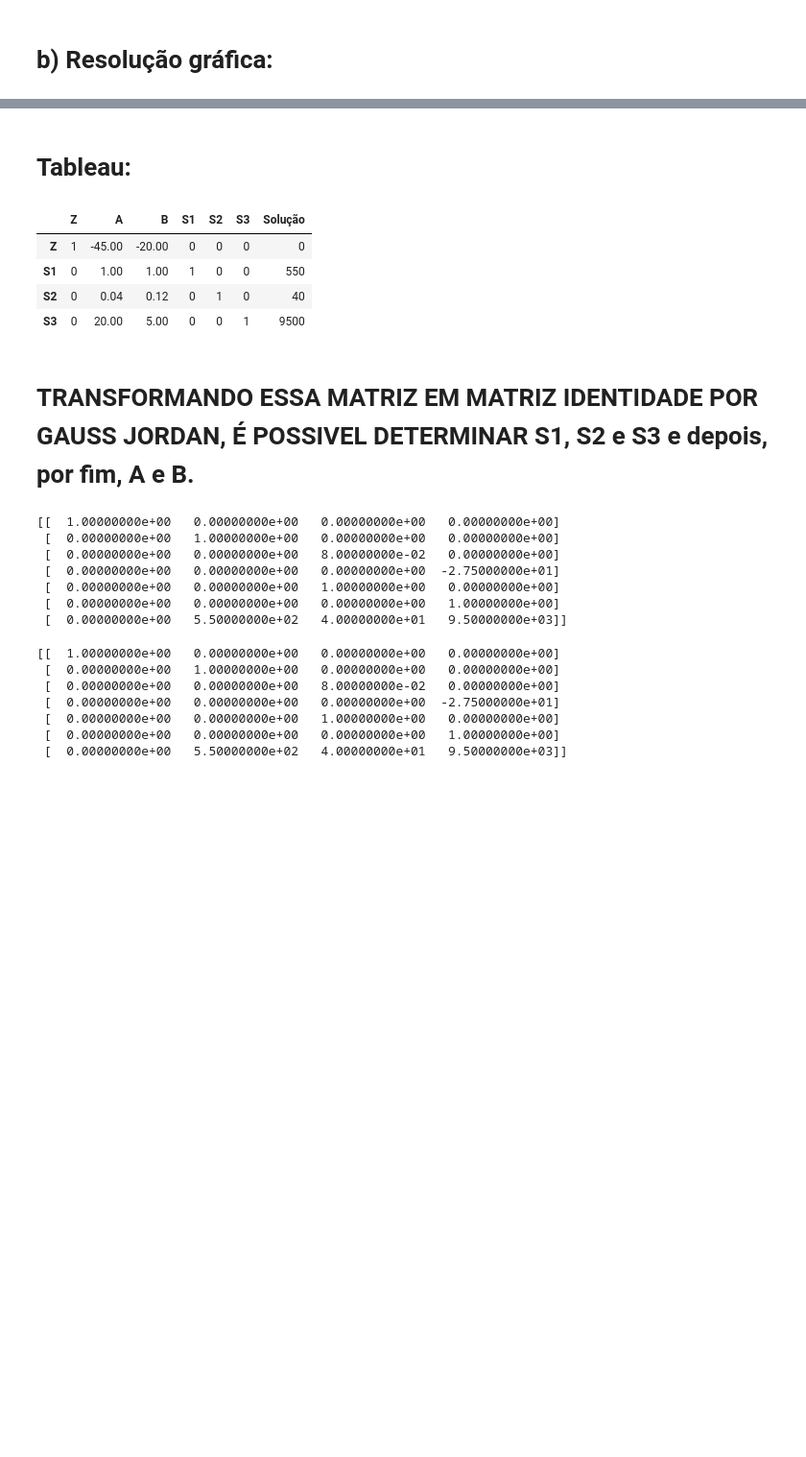
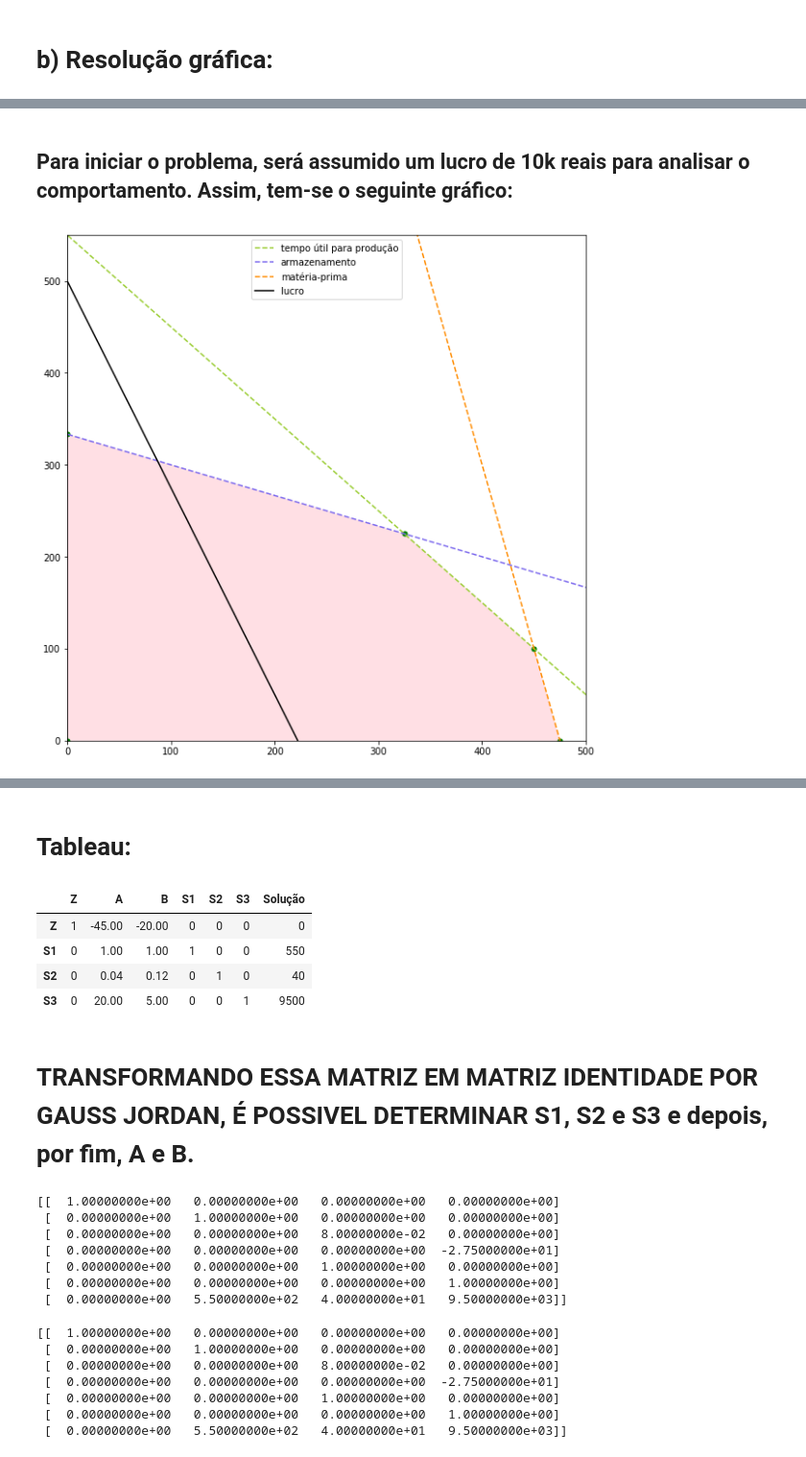
Before and after one commit to alcapriles/seven, a Jupyter notebook: exercicio_aula_18_otimizacao_linear_com_restricoes.ipynb, the cells around one changed output, grey strips where cells are left out. Shown: that part at 96% size. Cells and saved outputs as stored; diff of their text form; code cells hidden in the pictures; blank space fills up the shorter version.

```diff
--- a/exercicio_aula_18_otimizacao_linear_com_restricoes.ipynb
+++ b/exercicio_aula_18_otimizacao_linear_com_restricoes.ipynb
@@ -16,0 +22,58 @@ import pandas as pd
+# %% [markdown]
+## Para iniciar o problema, será assumido um lucro de 10k reais para analisar o comportamento. Assim, tem-se o seguinte gráfico:
+# %%
+def f1(x):
+    return 550 - x
+def f2(x):
+    return (40 - 0.04*x)/0.12
+def f3(x):
+    return (9500 - 20*x)/5
+def f4(x):
+    return 0
+def lucro(x):
+    return (10000-45*x)/20
+
+x = Symbol('x')
+x1, =  solve(f1(x)-f2(x))
+x2, =  solve(f1(x)-f3(x))
+x3, =  solve(f2(x)-f3(x))
+x4, =  solve(f3(x)-f4(x))
+x5 = 0
+x6 = 0
+
+y1 = f1(x1)
+y2 = f1(x2)
+y3 = f2(x3)
+y4 = f3(x4)
+y5 = 0
+y6 = 333.333
+
+plt.figure(figsize=(10,10))
+
+plt.plot(x1,f1(x1),'go',markersize=5)
+plt.plot(x2,f1(x2),'go',markersize=5)
+#plt.plot(x3,f2(x3),'go',markersize=5)
+plt.plot(x4,f4(x4),'go',markersize=5)
+plt.plot(x5,y5,'go',markersize=5)
+plt.plot(x6,y6,'go',markersize=5)
+
+plt.fill([x1,x2,x3,x4,x5,x6,x1],[y1,y2,y3,y4,y5,y6,y1],'pink',alpha=0.5)
+
+xr = np.linspace(0.5,550,100)
+y1r = f1(xr)
+y2r = f2(xr)
+y3r = f3(xr)
+ylucror = lucro(xr)
+
+plt.plot(xr,y1r,'k--', color='yellowgreen', label='tempo útil para produção')
+plt.plot(xr,y2r,'k--', color='mediumslateblue', label='armazenamento')
+plt.plot(xr,y3r,'k--', color='darkorange', label='matéria-prima')
+plt.plot(xr,ylucror, color='k', label='lucro')
+
+plt.xlim(0,500)
+plt.ylim(0,550)
+
+plt.legend()
+plt.show()
+# %% [output]
+[figure, added]
```
Also changed, not shown: parts of 12 cells of this notebook.
